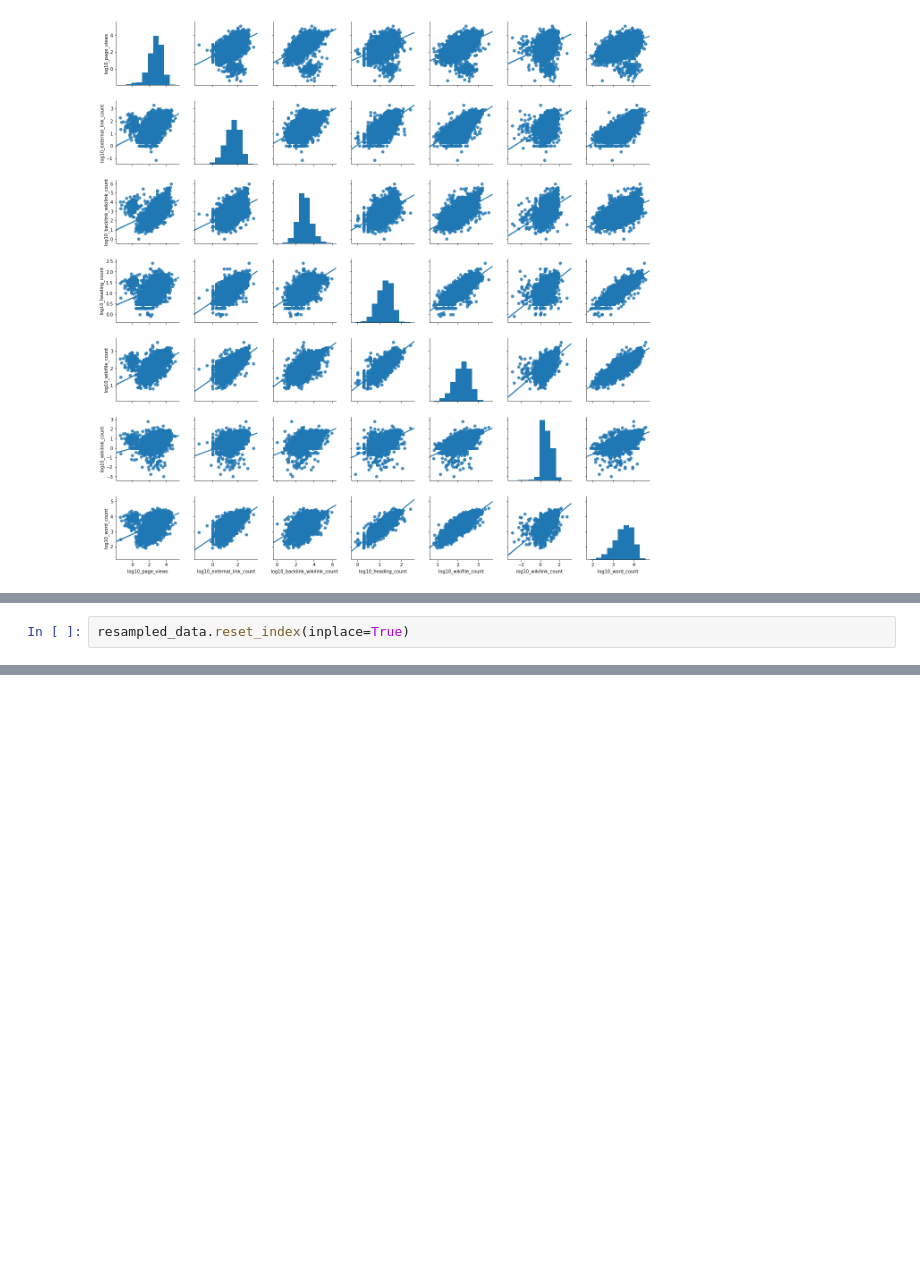
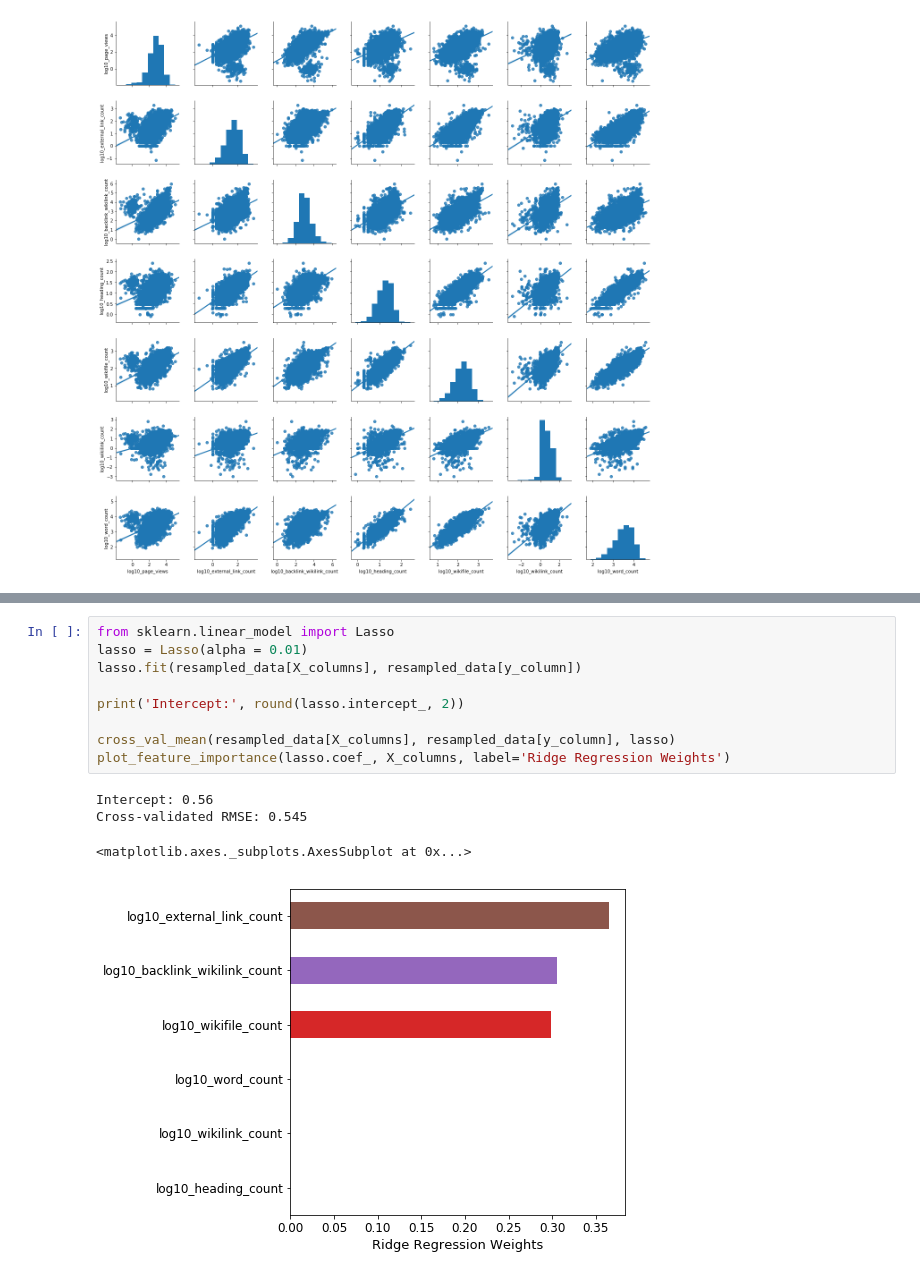
Before and after one commit to wmvoje/wiki_stub_expansion, a Jupyter notebook: data_analysis/Regression_What correlates to pageviews.ipynb, the cells around one changed output, grey strips where cells are left out. Saved outputs shown, nothing was run; the diff lists cells and outputs as text; blank space fills up the shorter version.

```diff
--- a/data_analysis/Regression_What correlates to pageviews.ipynb
+++ b/data_analysis/Regression_What correlates to pageviews.ipynb
@@ -437,2 +387,0 @@ reg = linear_model.LinearRegression()
-# %%
-resampled_data.reset_index(inplace=True)
@@ -556,0 +464,14 @@ prediction = reg.predict(test_data[['log10_word_count', 'wikifile_count', 'wikil
+# %%
+from sklearn.linear_model import Lasso
+lasso = Lasso(alpha = 0.01)
+lasso.fit(resampled_data[X_columns], resampled_data[y_column])
+
+print('Intercept:', round(lasso.intercept_, 2))
+
+cross_val_mean(resampled_data[X_columns], resampled_data[y_column], lasso)
+plot_feature_importance(lasso.coef_, X_columns, label='Ridge Regression Weights')
+# %% [output]
+Intercept: 0.56
+Cross-validated RMSE: 0.545
+<matplotlib.axes._subplots.AxesSubplot at 0x...>
+[figure, added]
```
Also changed, not shown: parts of 31 cells of this notebook, 1 other file.
